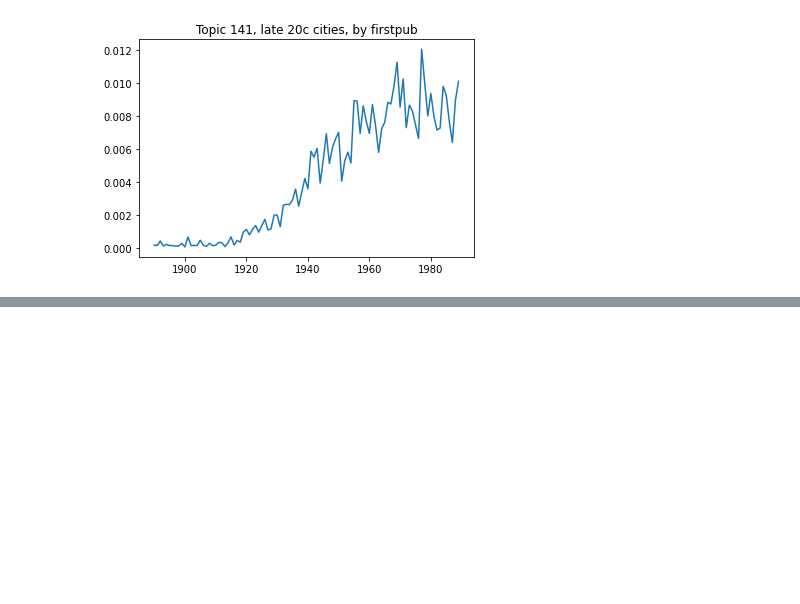
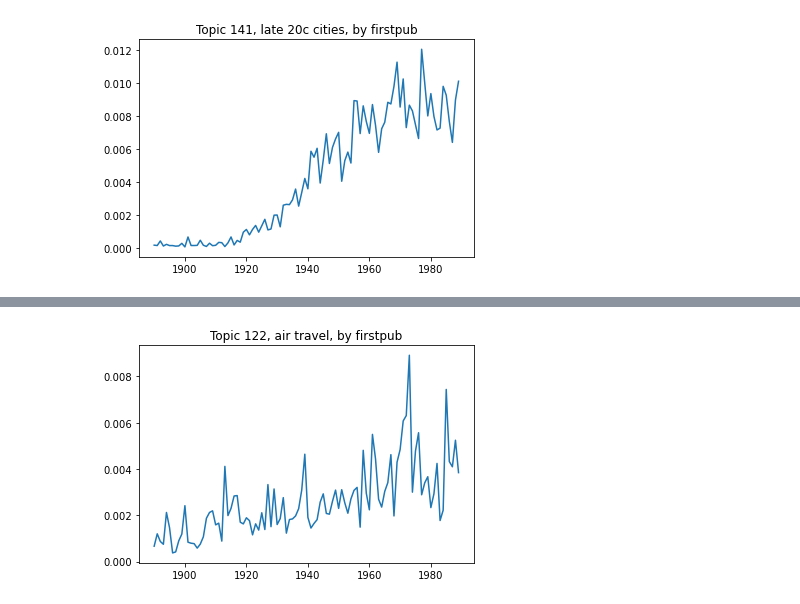
Before and after one commit to tedunderwood/period-cohort, a Jupyter notebook: regression/InterpretTopicResults.ipynb, the cells around one changed output, grey strips where cells are left out. Drawn from its saved outputs; the diff is of its cells as text; code cells hidden in the pictures; blank space fills up the shorter version.

```diff
--- a/regression/InterpretTopicResults.ipynb
+++ b/regression/InterpretTopicResults.ipynb
@@ -380,0 +459,8 @@ plt.show()
+# %%
+fpxaxis, avgbyfirstpub, byxaxis, avgbybirthyear = extract_trajectories('t36', data)
+# %%
+sns.lineplot(x = fpxaxis, y = avgbyfirstpub)
+plt.title('Topic 122, air travel, by firstpub')
+plt.show()
+# %% [output]
+[figure, added]
```
Also changed, not shown: parts of 21 cells of this notebook, 2 other files.
